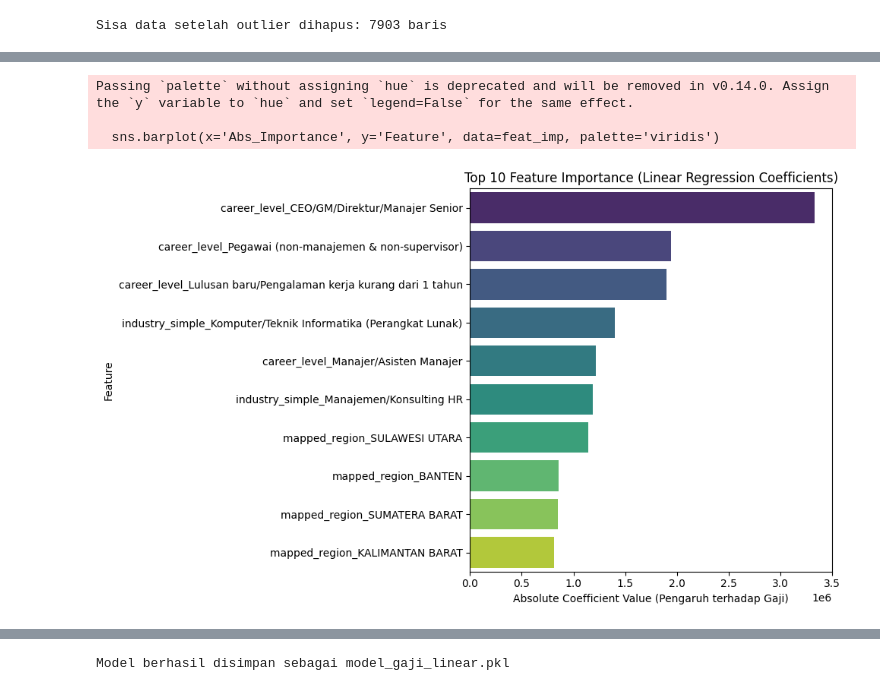
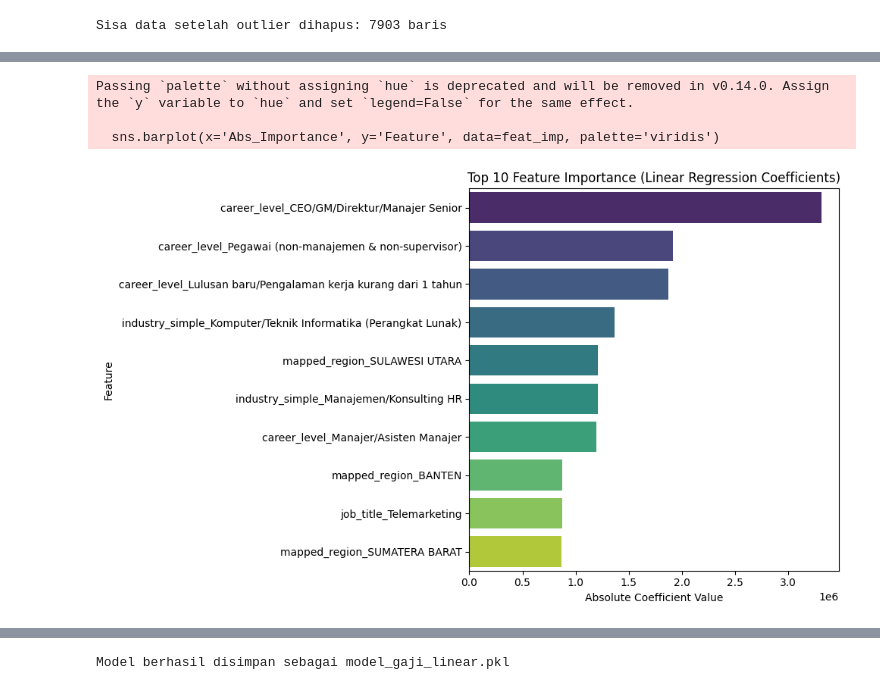
Before and after one commit to briansnjya/AOL-ML, a Jupyter notebook: Model/baseline.ipynb, the cells around one changed output, grey strips where cells are left out. Cells and saved outputs as stored; diff of their text form; code cells hidden in the pictures.

Commit message:
perubahan final frontend, backend, dan model lagi

```diff
--- a/Model/baseline.ipynb
+++ b/Model/baseline.ipynb
@@ -200,42 +239,43 @@ Cross-Validation MAE: Rp 1,486,110.26
 # %%
-# 1. Ambil encoder dari preprocessor
+# 1. Ambil preprocessor dari pipeline
 preprocessor = pipeline.named_steps['preprocessor']
 
-# 2. Ambil nama fitur dari OneHotEncoder (Categorical)
+# 2. Ambil encoder OneHotEncoder untuk fitur kategorikal
 cat_encoder = preprocessor.named_transformers_['cat']
-cat_features = list(cat_encoder.get_feature_names_out(['career_level', 'mapped_region', 'industry_simple']))
 
-# 3. Ambil nama fitur dari OrdinalEncoder (Pendidikan & Ukuran Perusahaan)
+# 3. Berikan list fitur kategorikal lengkap sesuai pipeline
+cat_features = list(cat_encoder.get_feature_names_out(
+    ['career_level', 'mapped_region', 'industry_simple', 'job_title']
+))
+
+# 4. Fitur ordinal dan numerik
 ord_features = ['edu_simple', 'size_simple']
-
-# 4. Ambil nama fitur Numerical
 num_features = ['pengalamanKerja', 'rata2Gaji', 'UMR']
 
-# Gabungkan semua nama fitur sesuai urutan di ColumnTransformer
+# 5. Gabungkan semua fitur
 all_features = num_features + cat_features + ord_features
 
-# 5. Ambil koefisien dari regressor
+# 6. Ambil koefisien dari model
 coefs = pipeline.named_steps['regressor'].coef_
 
-# 6. Buat DataFrame untuk visualisasi
+# 7. Buat DataFrame untuk visualisasi
 feat_imp = pd.DataFrame({'Feature': all_features, 'Importance': coefs})
 feat_imp['Abs_Importance'] = feat_imp['Importance'].abs()
 
-# Sortir berdasarkan nilai absolut terbesar
+# 8. Sortir dan plot
 feat_imp = feat_imp.sort_values(by='Abs_Importance', ascending=False).head(10)
 
-# 7. Plotting
 plt.figure(figsize=(10, 6))
 sns.barplot(x='Abs_Importance', y='Feature', data=feat_imp, palette='viridis')
 plt.title('Top 10 Feature Importance (Linear Regression Coefficients)')
-plt.xlabel('Absolute Coefficient Value (Pengaruh terhadap Gaji)')
+plt.xlabel('Absolute Coefficient Value')
 plt.tight_layout()
 plt.show()
 # %% [output]
 Passing `palette` without assigning `hue` is deprecated and will be removed in v0.14.0. Assign the `y` variable to `hue` and set `legend=False` for the same effect.
 
   sns.barplot(x='Abs_Importance', y='Feature', data=feat_imp, palette='viridis')
-[figure, old version]
+[figure, new version]
 # %%
 
 test_results = X_test.copy()
```
Also changed, not shown: parts of 5 cells of this notebook, 4 other files.
